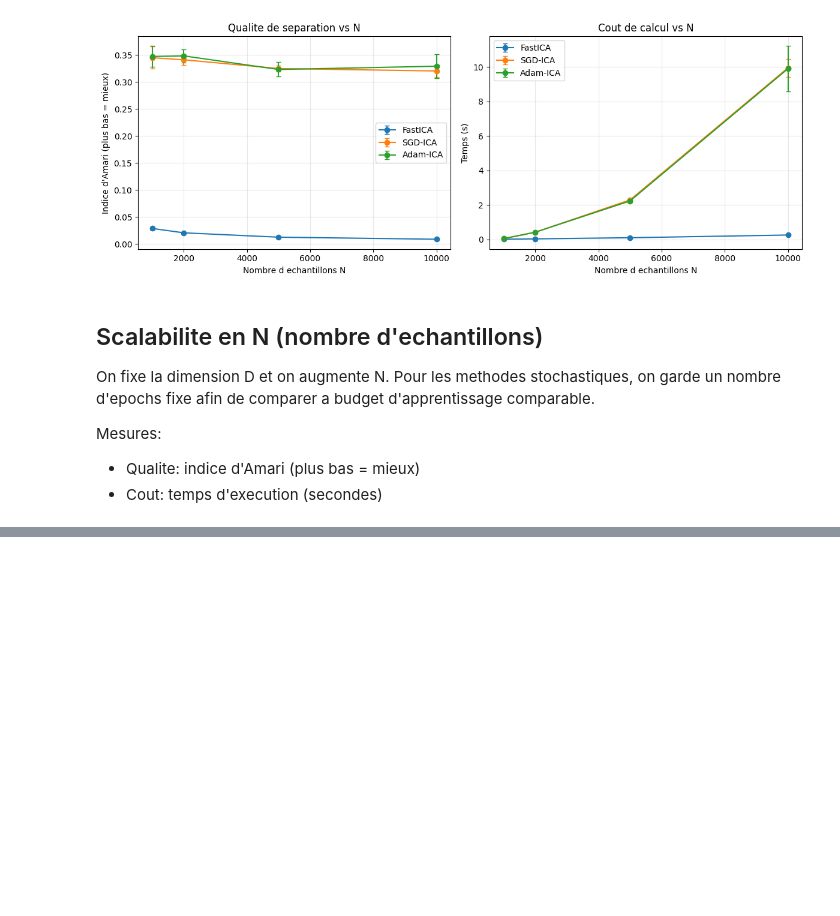
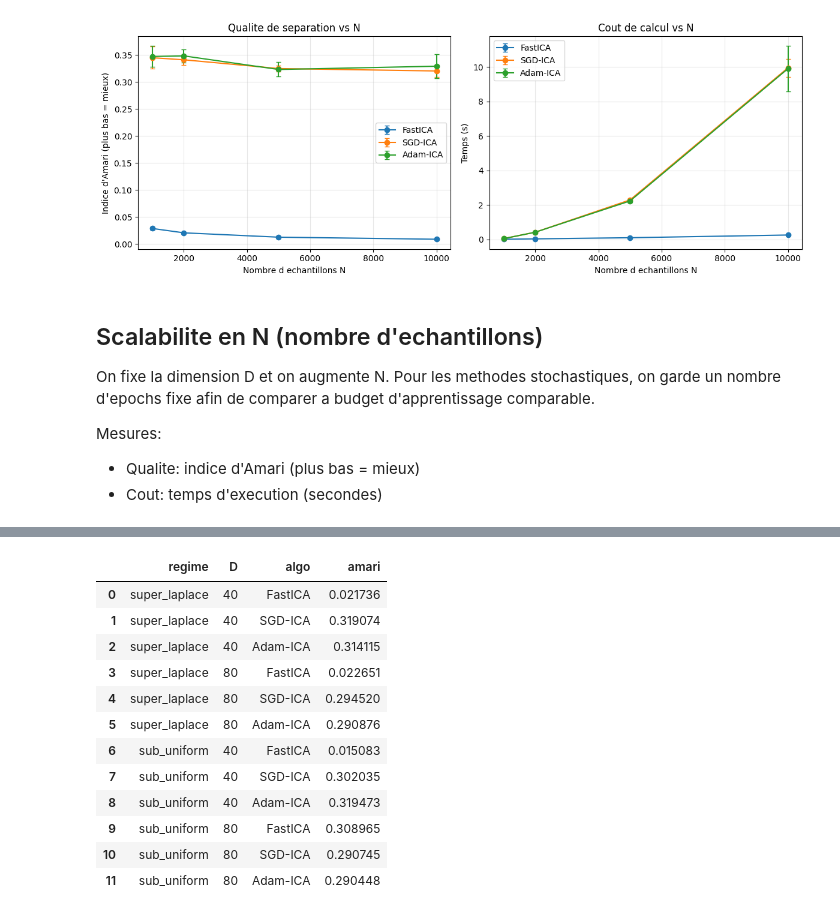
Before and after one commit to Abdoulaye-reader/ICA-Stochastic-Project, a Jupyter notebook: notebooks/brouillon.ipynb, the cells around one changed output, grey strips where cells are left out. Cells and saved outputs as stored; diff of their text form; code cells hidden in the pictures; blank space fills up the shorter version.

```diff
--- a/notebooks/brouillon.ipynb
+++ b/notebooks/brouillon.ipynb
@@ -473,0 +630,80 @@ Mesures:
+# %%
+import pandas as pd
+
+D_values_quick = [40, 80]
+N_quick = 2000
+seed_quick = 0
+n_iter_quick = 150
+batch_quick = 128
+
+regimes = {
+    'super_laplace': 'laplace',
+    'sub_uniform': 'uniform',
+}
+
+rows_quick = []
+
+for regime_name, src_kind in regimes.items():
+    for D_cur in D_values_quick:
+        source_types_cur = [src_kind] * D_cur
+
+        X_cur, _, A_cur = generate_synthetic_data(
+            D=D_cur,
+            N=N_quick,
+            source_types=source_types_cur,
+            seed=seed_quick,
+        )
+        Xw_cur, _, W_white_cur = center_whiten(X_cur)
+
+        V_fast_cur, _, _, _, _ = fastica_unmixing_matrix(
+            X_cur,
+            whitening_fn=center_whiten,
+            n_components=D_cur,
+            max_iter=1000,
+            tol=1e-6,
+            seed=seed_quick,
+        )
+        amari_fast = amari_index(V_fast_cur @ A_cur)
+
+        W_sgd_cur, _ = sgd_ica(
+            Xw_cur,
+            n_iter=n_iter_quick,
+            lr=0.01,
+            batch_size=batch_quick,
+            seed=seed_quick,
+        )
+        amari_sgd = amari_index((W_sgd_cur @ W_white_cur) @ A_cur)
+
+        W_adam_cur, _ = adam_ica(
+            Xw_cur,
+            n_iter=n_iter_quick,
+            lr=0.0005,
+            batch_size=batch_quick,
+            seed=seed_quick,
+        )
+        amari_adam = amari_index((W_adam_cur @ W_white_cur) @ A_cur)
+
+        rows_quick.extend([
+            {'regime': regime_name, 'D': D_cur, 'algo': 'FastICA', 'amari': amari_fast},
+            {'regime': regime_name, 'D': D_cur, 'algo': 'SGD-ICA', 'amari': amari_sgd},
+            {'regime': regime_name, 'D': D_cur, 'algo': 'Adam-ICA', 'amari': amari_adam},
+        ])
+
+
+df_quick = pd.DataFrame(rows_quick)
+print('=== Amari (plus bas = mieux) ===')
+for regime_name in regimes:
+    print(f'\nRegime: {regime_name}')
+    for D_cur in D_values_quick:
+        sub = df_quick[(df_quick['regime'] == regime_name) & (df_quick['D'] == D_cur)]
+        fast = float(sub[sub['algo'] == 'FastICA']['amari'].iloc[0])
+        sgd = float(sub[sub['algo'] == 'SGD-ICA']['amari'].iloc[0])
+        adam = float(sub[sub['algo'] == 'Adam-ICA']['amari'].iloc[0])
+        print(f'  D={D_cur}: FastICA={fast:.4f} | SGD={sgd:.4f} | Adam={adam:.4f}')
+        print(f'        ratios vs FastICA -> SGD/Fast={sgd/fast:.2f}, Adam/Fast={adam/fast:.2f}')
+
+print('\nClassement global (moyenne Amari sur tous les cas):')
+print(df_quick.groupby('algo')['amari'].mean().sort_values())
+
+df_quick
+# %% [output]
@@ -473,0 +730,13 @@ Mesures:
+|  | regime | D | algo | amari |
+| 0 | super_laplace | 40 | FastICA | 0.021736 |
+| 1 | super_laplace | 40 | SGD-ICA | 0.319074 |
+| 2 | super_laplace | 40 | Adam-ICA | 0.314115 |
+| 3 | super_laplace | 80 | FastICA | 0.022651 |
+| 4 | super_laplace | 80 | SGD-ICA | 0.294520 |
+| 5 | super_laplace | 80 | Adam-ICA | 0.290876 |
+| 6 | sub_uniform | 40 | FastICA | 0.015083 |
+| 7 | sub_uniform | 40 | SGD-ICA | 0.302035 |
+| 8 | sub_uniform | 40 | Adam-ICA | 0.319473 |
+| 9 | sub_uniform | 80 | FastICA | 0.308965 |
+| 10 | sub_uniform | 80 | SGD-ICA | 0.290745 |
+| 11 | sub_uniform | 80 | Adam-ICA | 0.290448 |
```
Also changed, not shown: parts of 5 cells of this notebook, 2 other files.
